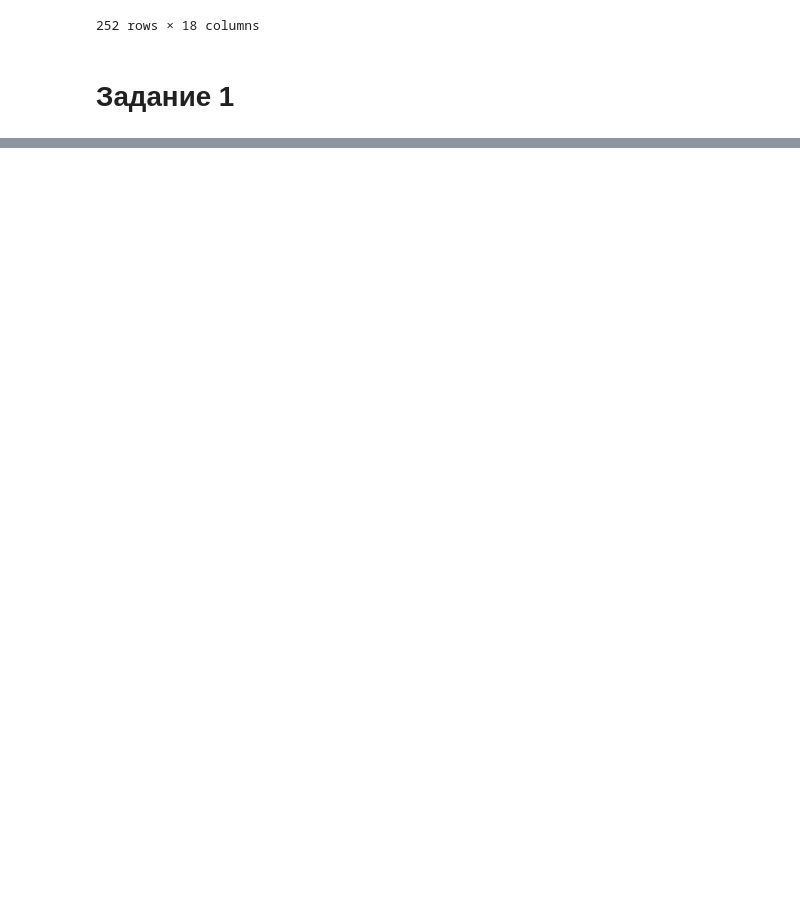
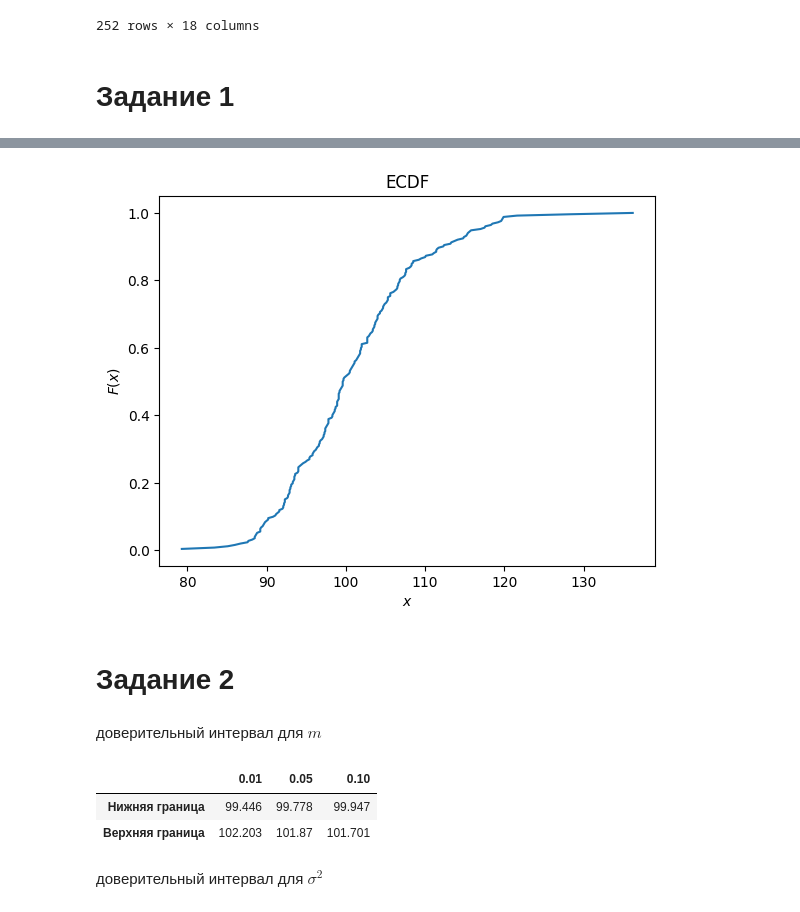
Before and after one commit to litc0x3B/Stats-Labs, a Jupyter notebook: HW.ipynb, the cells around one changed output, grey strips where cells are left out. Cells and saved outputs as stored; diff of their text form; code cells hidden in the pictures; blank space fills up the shorter version.

```diff
--- a/HW.ipynb
+++ b/HW.ipynb
@@ -117,0 +106,12 @@ array([[ 82.85625,   4.     ],
+# %%
+from statsmodels.distributions.empirical_distribution import ECDF
+
+ecdf = ECDF(B10)
+plt.plot(ecdf.x, ecdf.y)
+plt.title("ECDF")
+plt.ylabel(r"$F(x)$")
+_ = plt.xlabel(r"$x$")
+# %% [output]
+[figure, added]
+# %% [markdown]
+# Задание 2
@@ -117,0 +125,16 @@ array([[ 82.85625,   4.     ],
+# %% [markdown]
+доверительный интервал для $m$
+# %%
+t = stats.t(n_1 - 1)
+
+for alpha in alphas:
+    res.loc["Нижняя граница", alpha] = mean_1 - t.ppf(1 - alpha / 2) * S_1/math.sqrt(n_1)
+    res.loc["Верхняя граница", alpha] = mean_1 + t.ppf(1 - alpha / 2) * S_1/math.sqrt(n_1)
+
+res
+# %% [output]
+|  | 0.01 | 0.05 | 0.10 |
+| Нижняя граница | 99.446 | 99.778 | 99.947 |
+| Верхняя граница | 102.203 | 101.87 | 101.701 |
+# %% [markdown]
+доверительный интервал для $\sigma^2$
```
Also changed, not shown: parts of 40 cells of this notebook.
